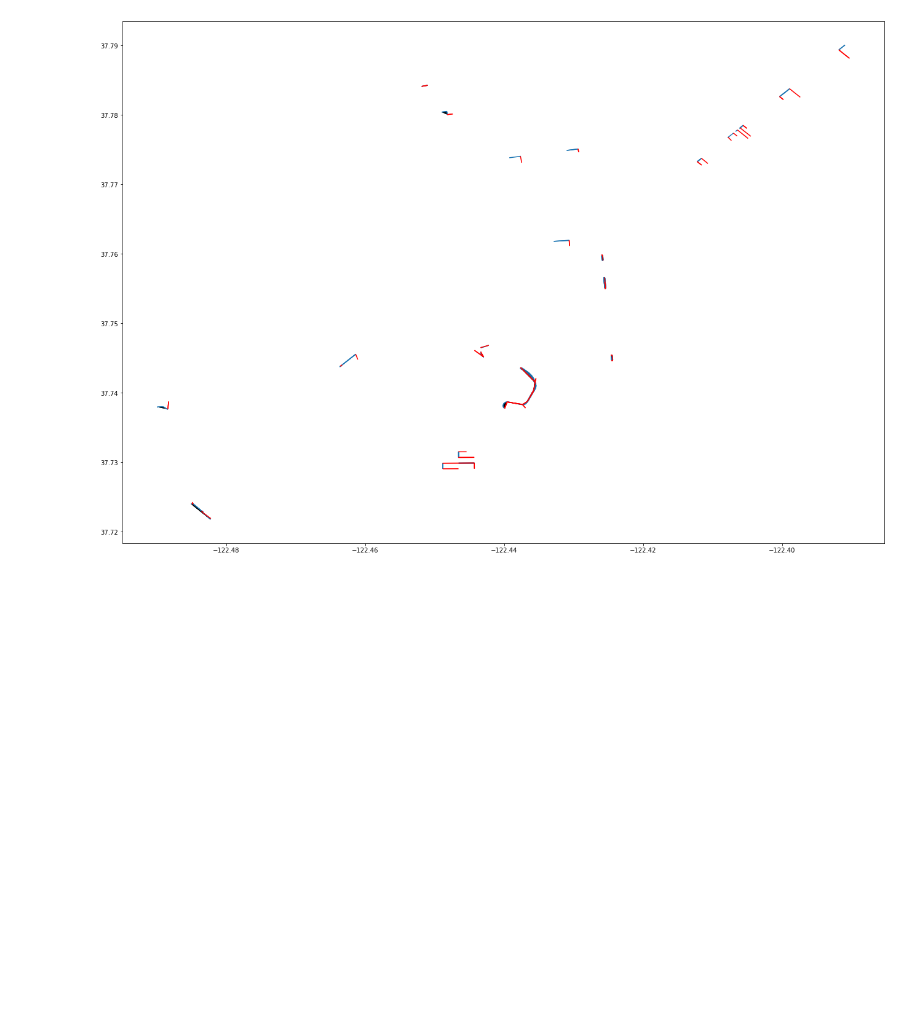
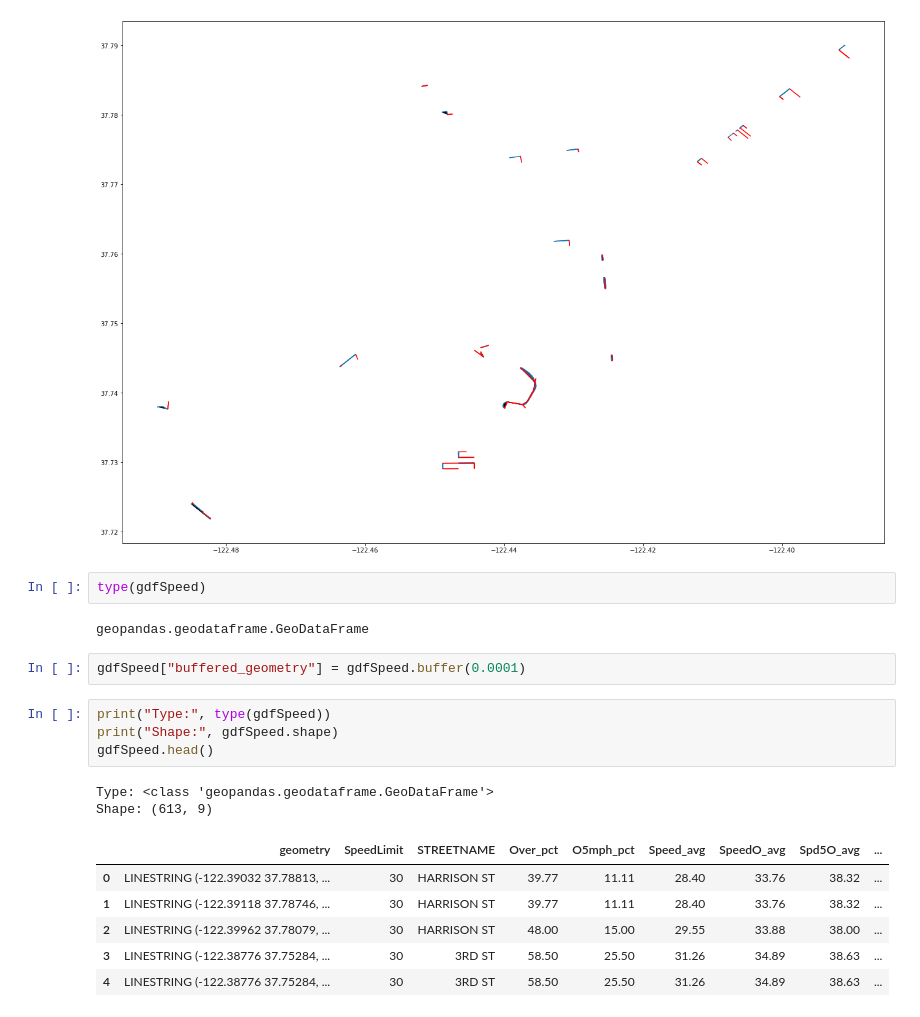
Before and after one commit to YgLK/data_engineering, a Jupyter notebook: ways_join.ipynb, the cells around one changed output. Drawn from its saved outputs; the diff is of its cells as text; blank space fills up the shorter version.

```diff
--- a/ways_join.ipynb
+++ b/ways_join.ipynb
@@ -368,3 +368,22 @@ gdf_linestrings.plot(ax=ax, color='red')
 plt.tight_layout()
 # %% [output]
 [figure]
+# %%
+type(gdfSpeed)
+# %% [output]
+geopandas.geodataframe.GeoDataFrame
+# %%
+gdfSpeed["buffered_geometry"] = gdfSpeed.buffer(0.0001)
+# %%
+print("Type:", type(gdfSpeed))
+print("Shape:", gdfSpeed.shape)
+gdfSpeed.head()
+# %% [output]
+Type: <class 'geopandas.geodataframe.GeoDataFrame'>
+Shape: (613, 9)
+|  | geometry | SpeedLimit | STREETNAME | Over_pct | O5mph_pct | Speed_avg | SpeedO_avg | Spd5O_avg | ... |
+| 0 | LINESTRING (-122.39032 37.78813, ... | 30 | HARRISON ST | 39.77 | 11.11 | 28.40 | 33.76 | 38.32 | ... |
+| 1 | LINESTRING (-122.39118 37.78746, ... | 30 | HARRISON ST | 39.77 | 11.11 | 28.40 | 33.76 | 38.32 | ... |
+| 2 | LINESTRING (-122.39962 37.78079, ... | 30 | HARRISON ST | 48.00 | 15.00 | 29.55 | 33.88 | 38.00 | ... |
+| 3 | LINESTRING (-122.38776 37.75284, ... | 30 | 3RD ST | 58.50 | 25.50 | 31.26 | 34.89 | 38.63 | ... |
+| 4 | LINESTRING (-122.38776 37.75284, ... | 30 | 3RD ST | 58.50 | 25.50 | 31.26 | 34.89 | 38.63 | ... |
```
Also changed, not shown: parts of 12 cells of this notebook.
